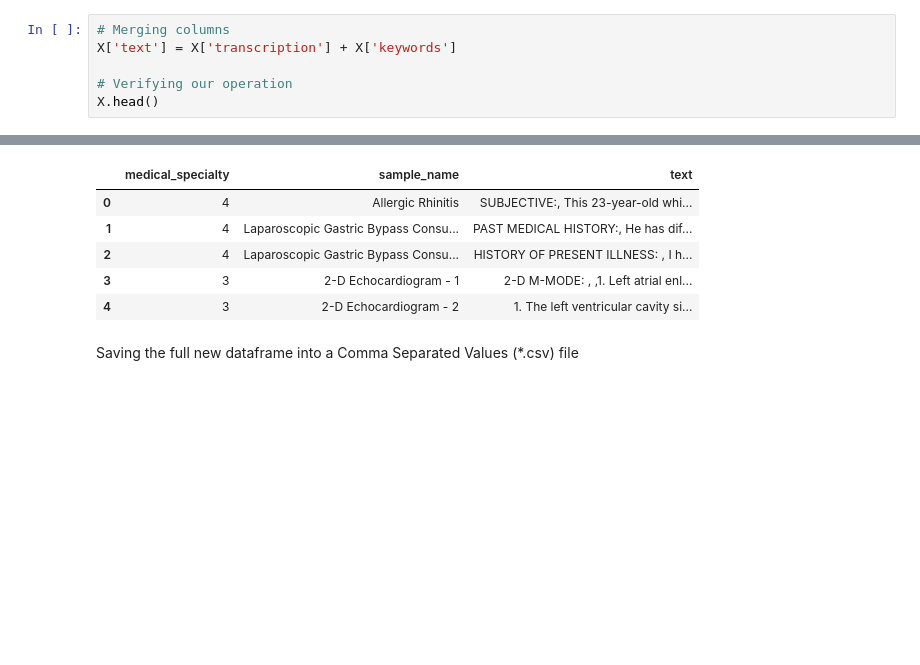
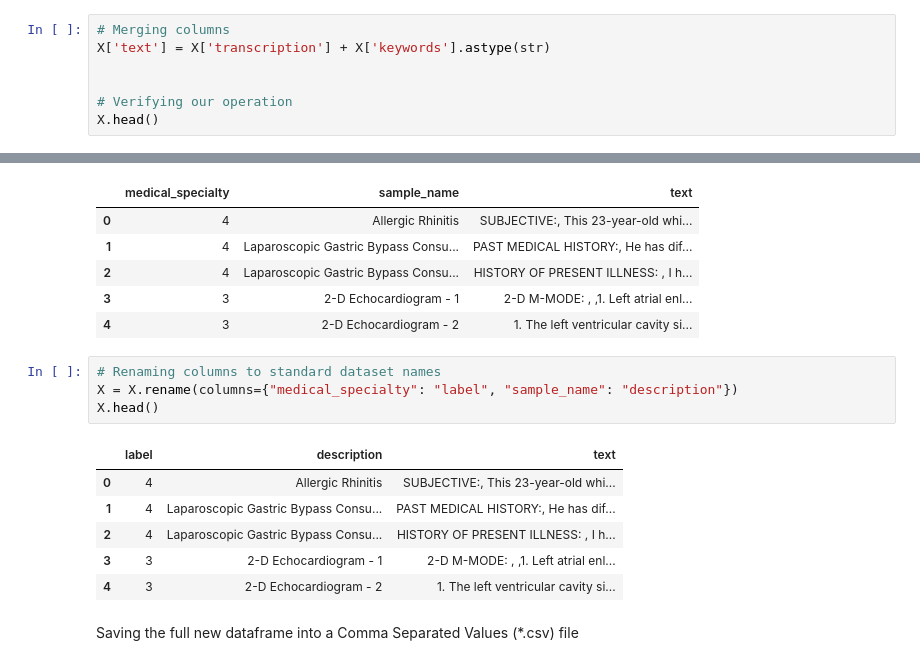
Before and after one commit to salgadev/private_nlp, a Jupyter notebook: notebooks/medical-text-data-modelling.ipynb, the cells around one changed output, grey strips where cells are left out. Saved outputs shown, nothing was run; the diff lists cells and outputs as text; blank space fills up the shorter version.

```diff
--- a/notebooks/medical-text-data-modelling.ipynb
+++ b/notebooks/medical-text-data-modelling.ipynb
@@ -337,6 +360,7 @@ X.head()
 # %%
 # Merging columns
-X['text'] = X['transcription'] + X['keywords']
+X['text'] = X['transcription'] + X['keywords'].astype(str)
+
 
 # Verifying our operation
 X.head()
@@ -379,6 +411,17 @@ X.head()
 | 2 | 4 | Laparoscopic Gastric Bypass Consu... | HISTORY OF PRESENT ILLNESS: , I h... |
 | 3 | 3 | 2-D Echocardiogram - 1 | 2-D M-MODE: , ,1. Left atrial enl... |
 | 4 | 3 | 2-D Echocardiogram - 2 | 1. The left ventricular cavity si... |
+# %%
+# Renaming columns to standard dataset names
+X = X.rename(columns={"medical_specialty": "label", "sample_name": "description"})
+X.head()
+# %% [output]
+|  | label | description | text |
+| 0 | 4 | Allergic Rhinitis | SUBJECTIVE:, This 23-year-old whi... |
+| 1 | 4 | Laparoscopic Gastric Bypass Consu... | PAST MEDICAL HISTORY:, He has dif... |
+| 2 | 4 | Laparoscopic Gastric Bypass Consu... | HISTORY OF PRESENT ILLNESS: , I h... |
+| 3 | 3 | 2-D Echocardiogram - 1 | 2-D M-MODE: , ,1. Left atrial enl... |
+| 4 | 3 | 2-D Echocardiogram - 2 | 1. The left ventricular cavity si... |
 # %% [markdown]
 Saving the full new dataframe into a Comma Separated Values (*.csv) file
 # %%
```
Also changed, not shown: parts of 37 cells of this notebook, 4 other files.
